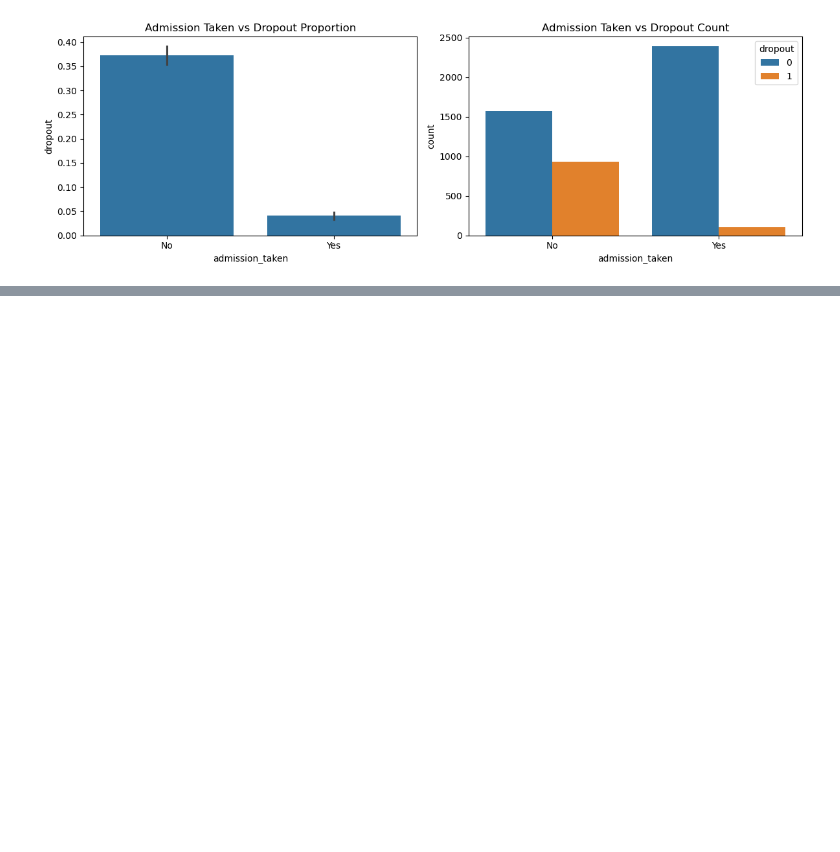
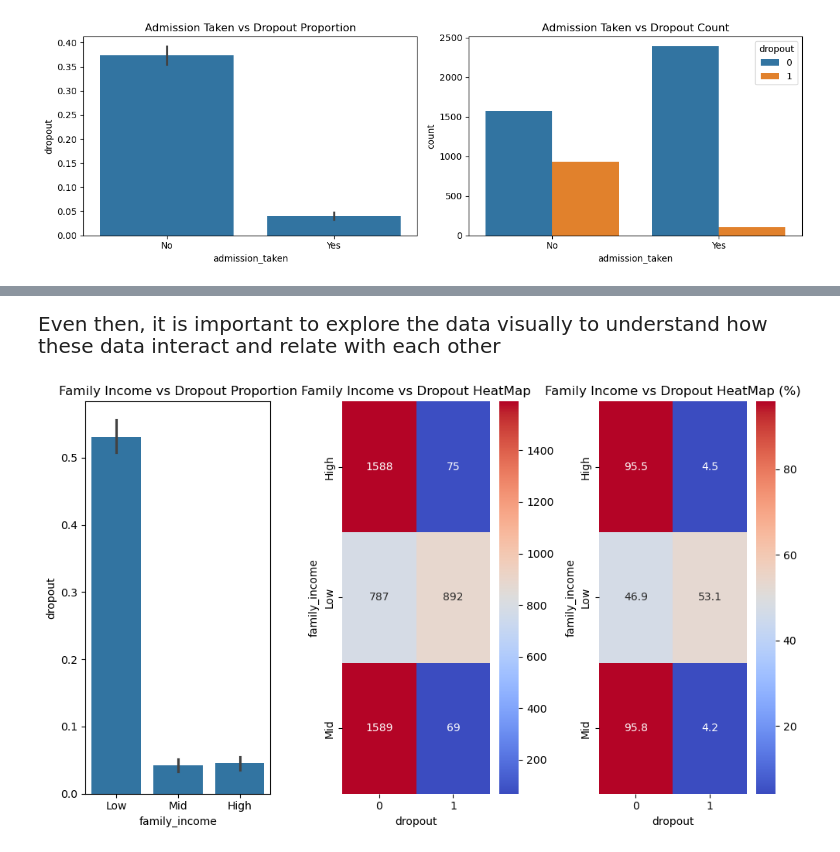
Before and after one commit to Chracker24/JEE_Dropout_ML_Project, a Jupyter notebook: Data Analysis/Exploration.ipynb, the cells around one changed output, grey strips where cells are left out. Saved outputs shown, nothing was run; the diff lists cells and outputs as text; code cells hidden in the pictures; blank space fills up the shorter version.

```diff
--- a/Data Analysis/Exploration.ipynb
+++ b/Data Analysis/Exploration.ipynb
@@ -275,0 +183,17 @@ memory usage: 586.1+ KB
+# %% [markdown]
+<p style="font-size:20px">
+Even then, it is important to explore the data visually to understand how these data interact and relate with each other
+</p>
+# %%
+fig, axes = plt.subplots(nrows=1,ncols=3,figsize=(10,6))
+sns.barplot(x="family_income", y="dropout", data=jee, ax=axes[0])
+axes[0].set_title("Family Income vs Dropout Proportion")
+sns.heatmap(pd.crosstab(jee['family_income'], jee['dropout']), annot=True, fmt='d', cmap='coolwarm', ax=axes[1])
+axes[1].set_title("Family Income vs Dropout HeatMap")
+crosstab = pd.crosstab(jee["family_income"], jee["dropout"], normalize='index') * 100
+sns.heatmap(crosstab, annot=True, fmt='.1f', cmap='coolwarm', ax=axes[2])
+axes[2].set_title("Family Income vs Dropout HeatMap (%)")
+plt.tight_layout()
+plt.show()
+# %% [output]
+[figure, added]
```
Also changed, not shown: parts of 18 cells of this notebook.
